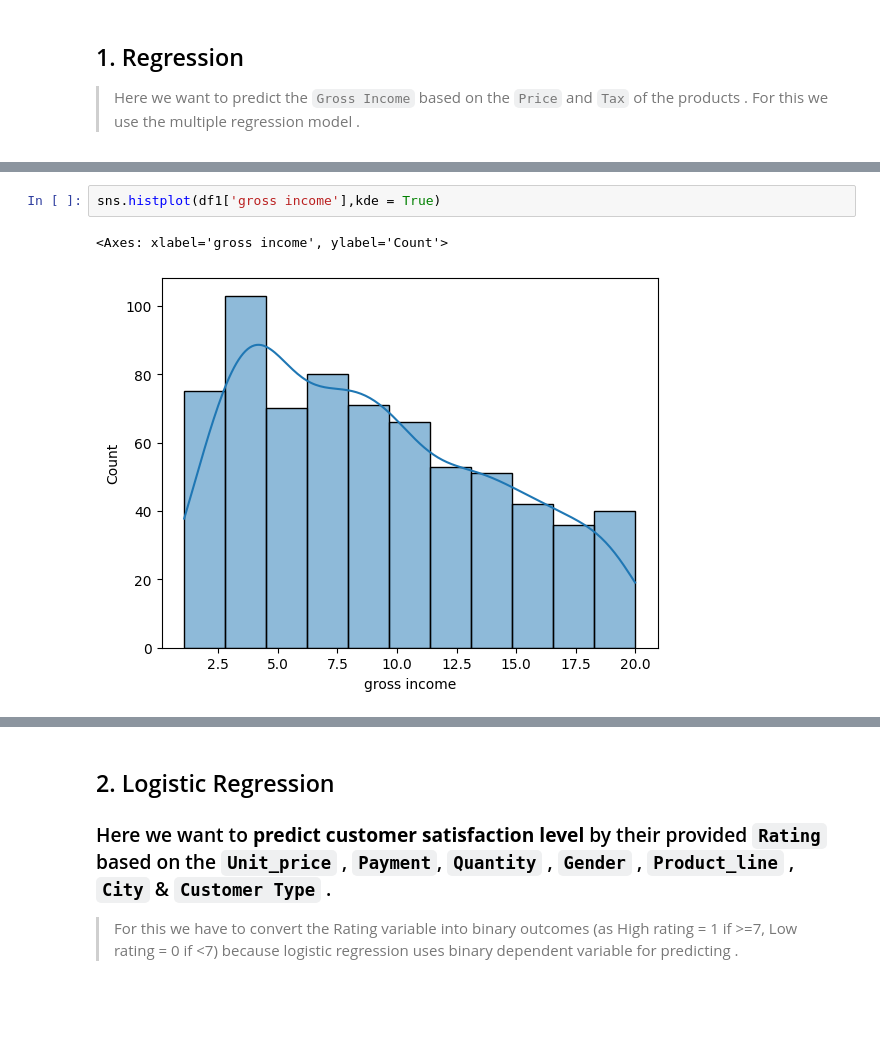
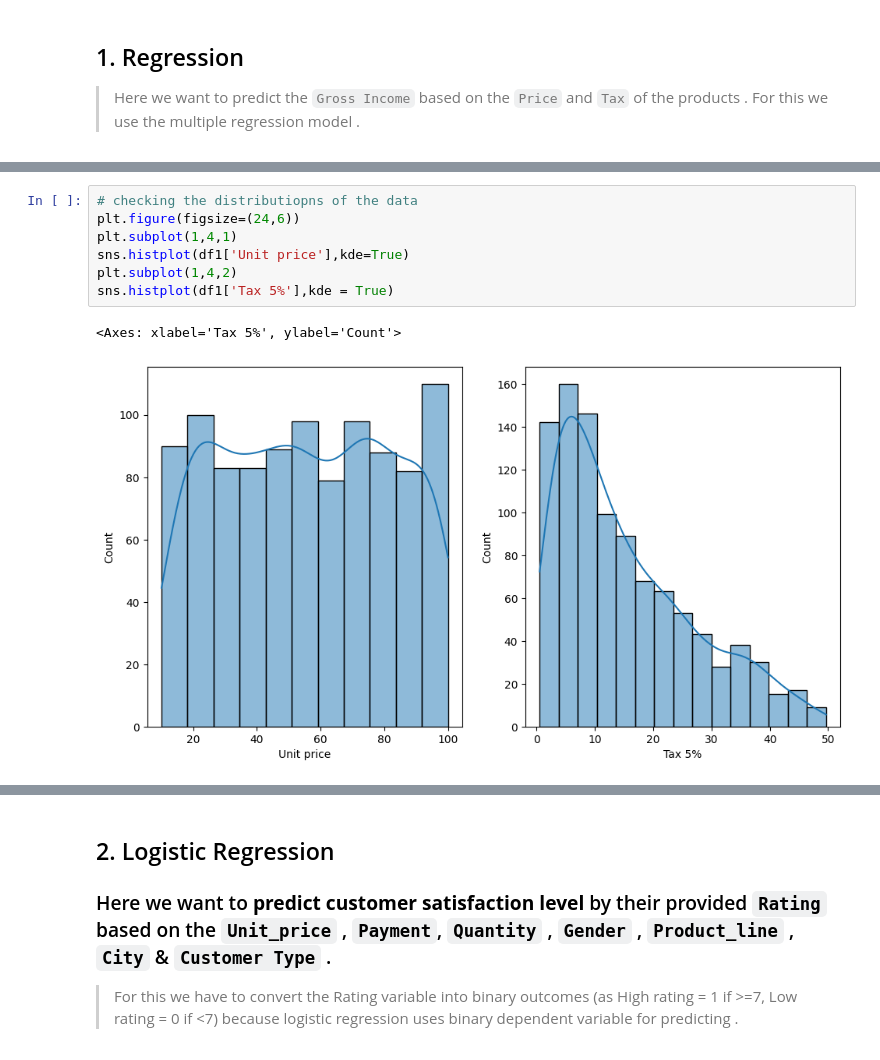
Before and after one commit to Maharun-nasa/ML_Project, a Jupyter notebook: ml_project.ipynb, the cells around one changed output, grey strips where cells are left out. Saved outputs shown, nothing was run; the diff lists cells and outputs as text; blank space fills up the shorter version.

```diff
--- a/ml_project.ipynb
+++ b/ml_project.ipynb
@@ -118,5 +107,10 @@ sns.histplot(df1['Tax 5%'],kde = True)
-# %%
-sns.histplot(df1['gross income'],kde = True)
-# %% [output]
-<Axes: xlabel='gross income', ylabel='Count'>
-[figure, removed]
+# %%
+# checking the distributiopns of the data
+plt.figure(figsize=(24,6))
+plt.subplot(1,4,1)
+sns.histplot(df1['Unit price'],kde=True)
+plt.subplot(1,4,2)
+sns.histplot(df1['Tax 5%'],kde = True)
+# %% [output]
+<Axes: xlabel='Tax 5%', ylabel='Count'>
+[figure, added]
```
Also changed, not shown: parts of 35 cells of this notebook, 1 other file.
